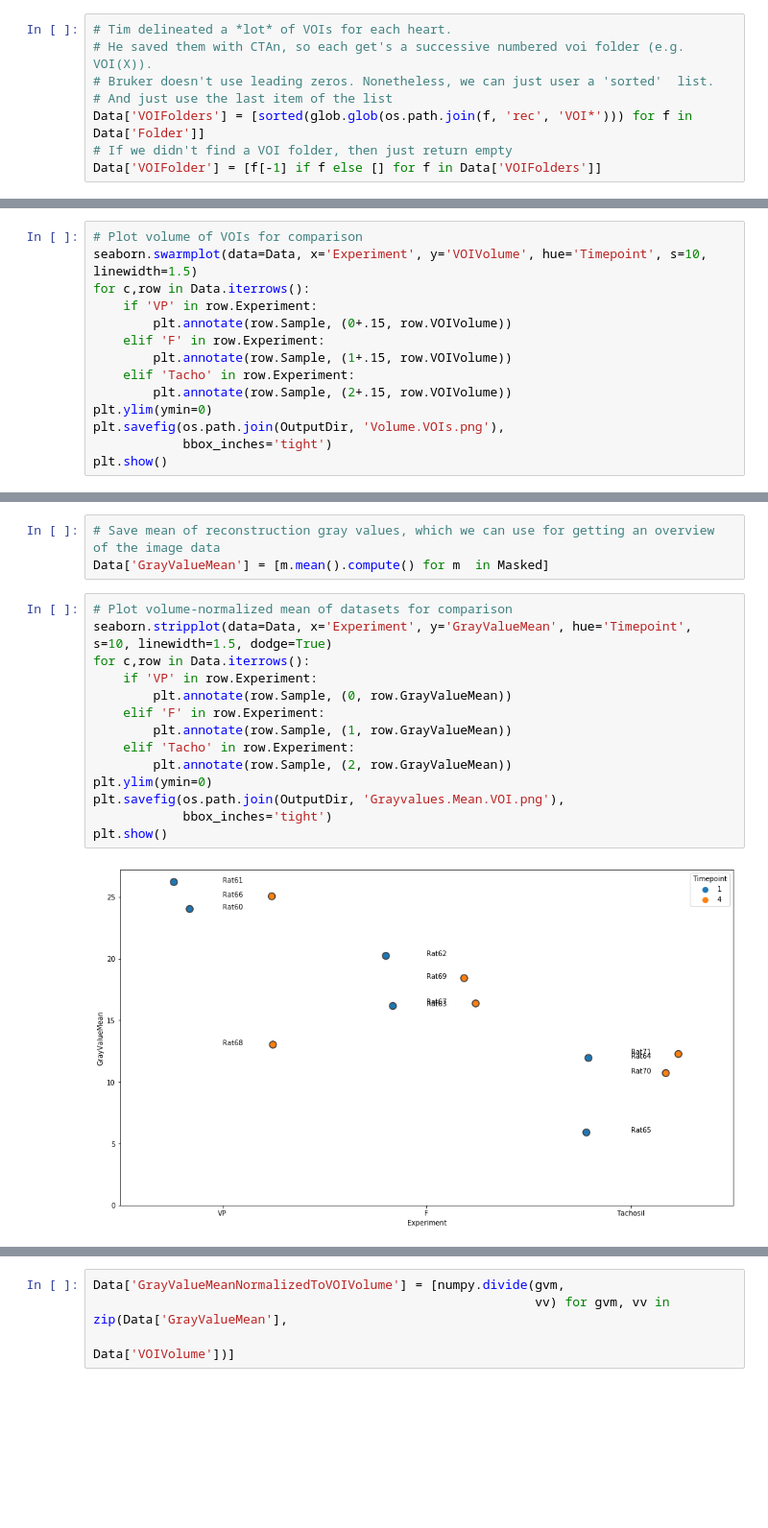
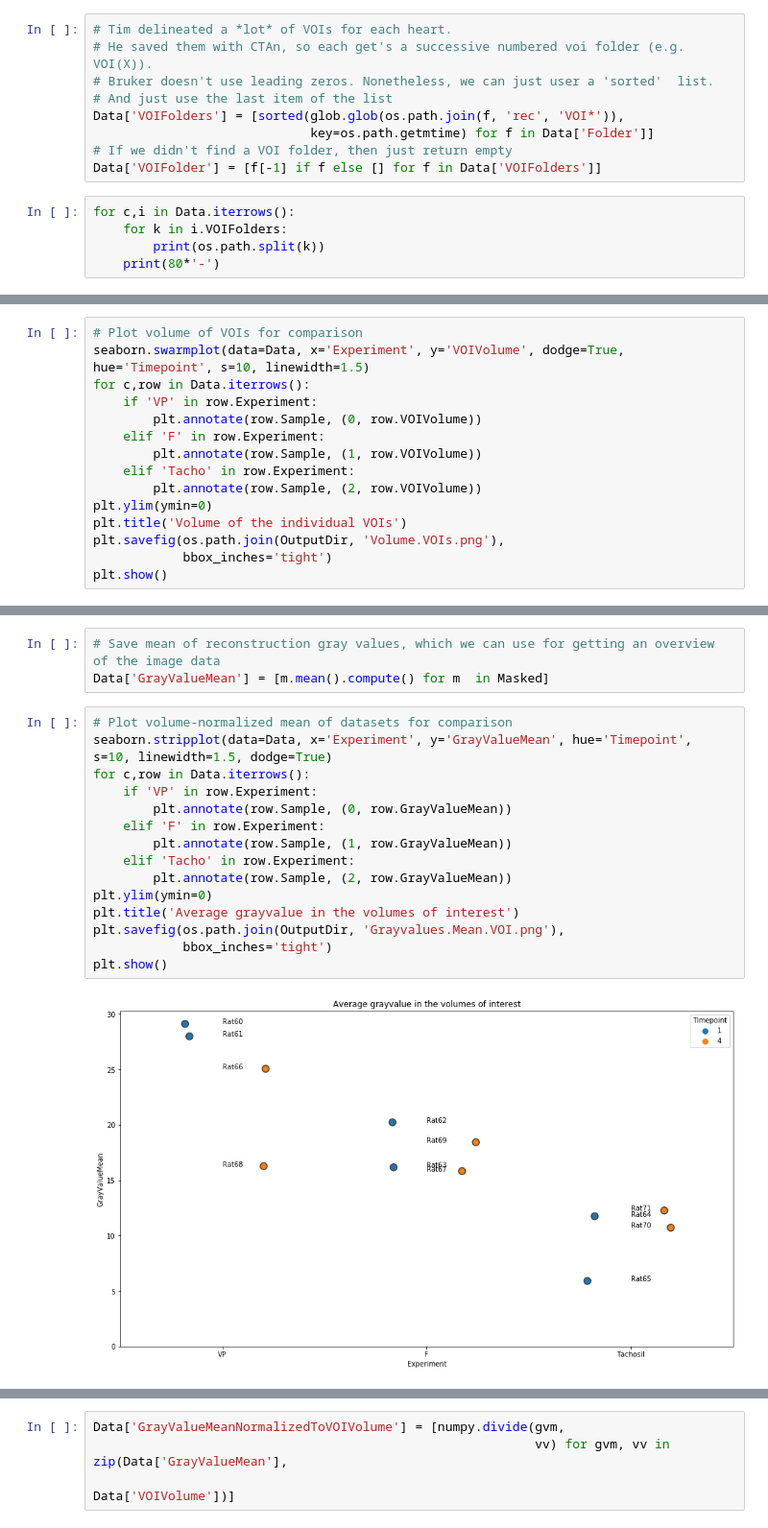
Before and after one commit to habi/heart-neoangiogenesis, a Jupyter notebook: Vessels-Patches.ipynb, the cells around one changed output, grey strips where cells are left out. Shown at 96% size. Cells and saved outputs as stored; diff of their text form; blank space fills up the shorter version.

```diff
--- a/Vessels-Patches.ipynb
+++ b/Vessels-Patches.ipynb
@@ -184,6 +184,12 @@ Data['LogFile'] = [sorted(glob.glob(os.path.join(f, 'proj', '*.log')))[0] for f
 # He saved them with CTAn, so each get's a successive numbered voi folder (e.g. VOI(X)).
 # Bruker doesn't use leading zeros. Nonetheless, we can just user a 'sorted'  list.
 # And just use the last item of the list
-Data['VOIFolders'] = [sorted(glob.glob(os.path.join(f, 'rec', 'VOI*'))) for f in Data['Folder']]
+Data['VOIFolders'] = [sorted(glob.glob(os.path.join(f, 'rec', 'VOI*')),
+                             key=os.path.getmtime) for f in Data['Folder']]
 # If we didn't find a VOI folder, then just return empty
 Data['VOIFolder'] = [f[-1] if f else [] for f in Data['VOIFolders']]
+# %%
+for c,i in Data.iterrows():
+    for k in i.VOIFolders:
+        print(os.path.split(k))
+    print(80*'-')
@@ -397,14 +411,15 @@ plt.show()
 # %%
 # Plot volume of VOIs for comparison
-seaborn.swarmplot(data=Data, x='Experiment', y='VOIVolume', hue='Timepoint', s=10, linewidth=1.5)
+seaborn.swarmplot(data=Data, x='Experiment', y='VOIVolume', dodge=True, hue='Timepoint', s=10, linewidth=1.5)
 for c,row in Data.iterrows():
     if 'VP' in row.Experiment:
-        plt.annotate(row.Sample, (0+.15, row.VOIVolume))
+        plt.annotate(row.Sample, (0, row.VOIVolume))
     elif 'F' in row.Experiment:
-        plt.annotate(row.Sample, (1+.15, row.VOIVolume))
+        plt.annotate(row.Sample, (1, row.VOIVolume))
     elif 'Tacho' in row.Experiment:
-        plt.annotate(row.Sample, (2+.15, row.VOIVolume))
+        plt.annotate(row.Sample, (2, row.VOIVolume))
 plt.ylim(ymin=0)
+plt.title('Volume of the individual VOIs')
 plt.savefig(os.path.join(OutputDir, 'Volume.VOIs.png'),
             bbox_inches='tight')
 plt.show()
@@ -416,16 +445,17 @@ Data['GrayValueMean'] = [m.mean().compute() for m  in Masked]
 # %%
 # Plot volume-normalized mean of datasets for comparison
 seaborn.stripplot(data=Data, x='Experiment', y='GrayValueMean', hue='Timepoint', s=10, linewidth=1.5, dodge=True)
 for c,row in Data.iterrows():
     if 'VP' in row.Experiment:
         plt.annotate(row.Sample, (0, row.GrayValueMean))
     elif 'F' in row.Experiment:
         plt.annotate(row.Sample, (1, row.GrayValueMean))
     elif 'Tacho' in row.Experiment:
         plt.annotate(row.Sample, (2, row.GrayValueMean))
 plt.ylim(ymin=0)
+plt.title('Average grayvalue in the volumes of interest')
 plt.savefig(os.path.join(OutputDir, 'Grayvalues.Mean.VOI.png'),
             bbox_inches='tight')
 plt.show()
 # %% [output]
-[figure, old version]
+[figure, new version]
```
Also changed, not shown: parts of 48 cells of this notebook.
